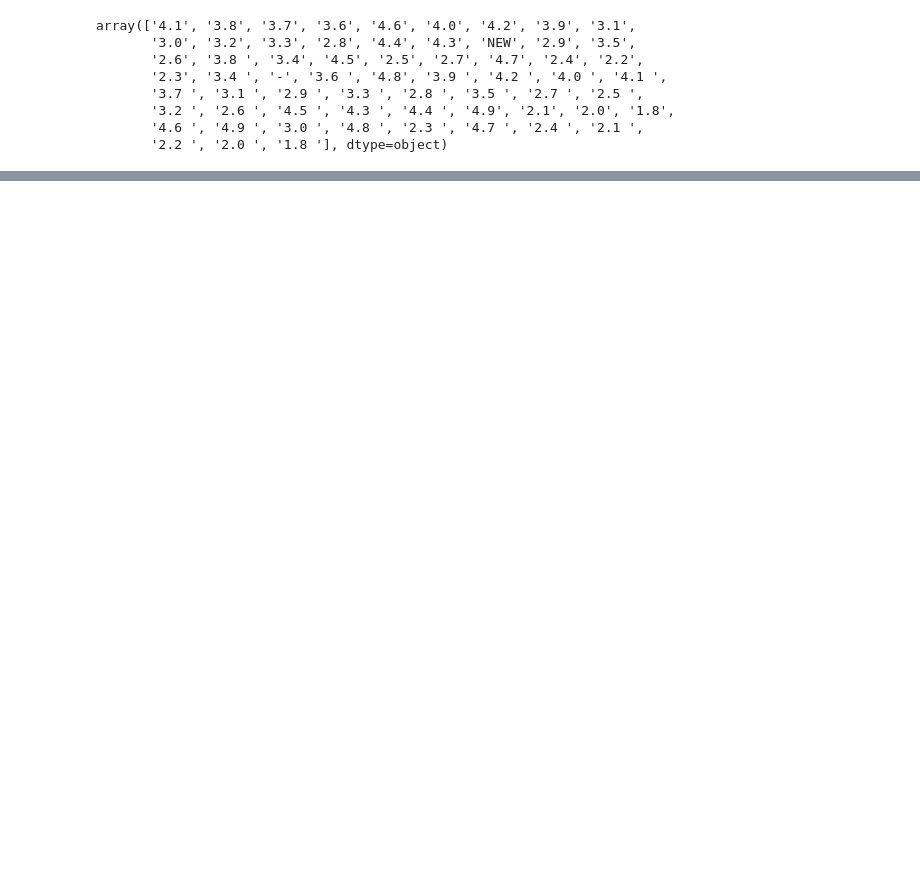
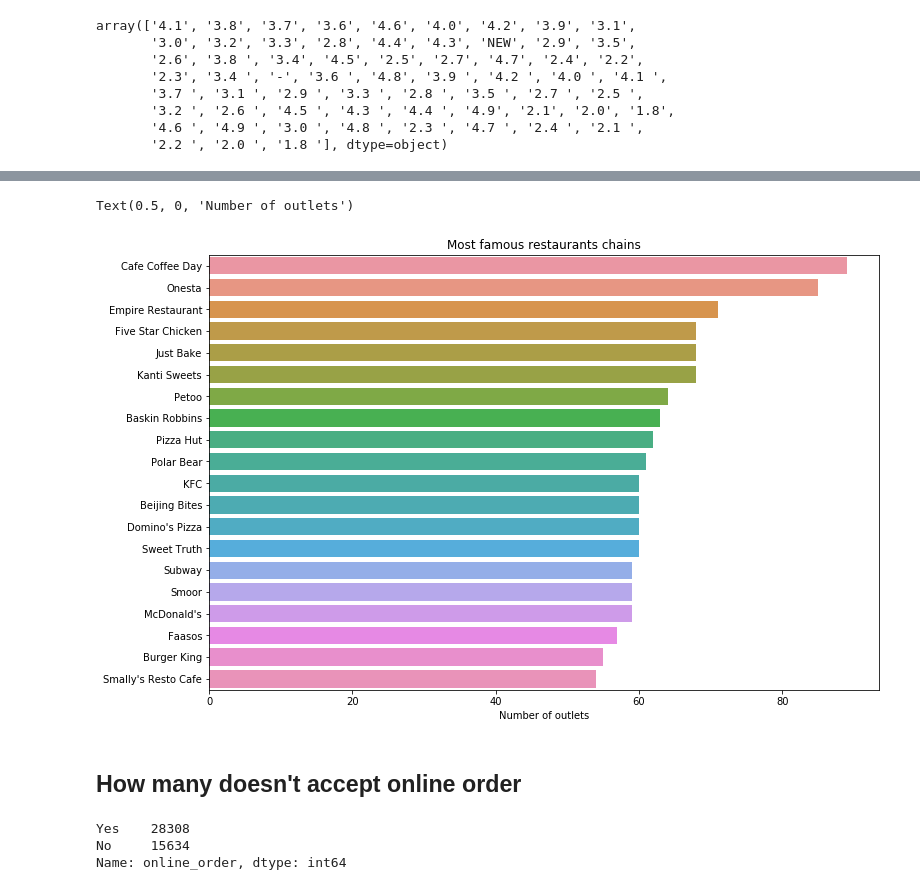
Before and after one commit to MiskaturRahman/Data-Science-PortFolio, a Jupyter notebook: Zomato Data Analysis/Zomato_EDA.ipynb, the cells around one changed output, grey strips where cells are left out. Saved outputs shown, nothing was run; the diff lists cells and outputs as text; code cells hidden in the pictures; blank space fills up the shorter version.

```diff
--- a/Zomato Data Analysis/Zomato_EDA.ipynb
+++ b/Zomato Data Analysis/Zomato_EDA.ipynb
@@ -171,0 +200,4 @@ df.head()
+# %%
+# value_counts() function returns object containing counts of unique values. The resulting object will be in descending order so that the first element is the most frequently-occurring element. Excludes NA values by default.
+chains = df['name'].value_counts()[0:20]
+chains
@@ -171,0 +222,18 @@ df.head()
+# %%
+plt.figure(figsize =(12,8))
+sns.barplot(x=chains, y=chains.index)
+plt.title("Most famous restaurants chains")
+plt.xlabel('Number of outlets')
+# %% [output]
+Text(0.5, 0, 'Number of outlets')
+[figure, added]
+# %% [markdown]
+How many doesn't accept online order
+-------------------------------
+# %%
+online_res = df['online_order'].value_counts()
+online_res
+# %% [output]
+Yes    28308
+No     15634
+Name: online_order, dtype: int64
```
Also changed, not shown: parts of 10 cells of this notebook, 1 other file.
